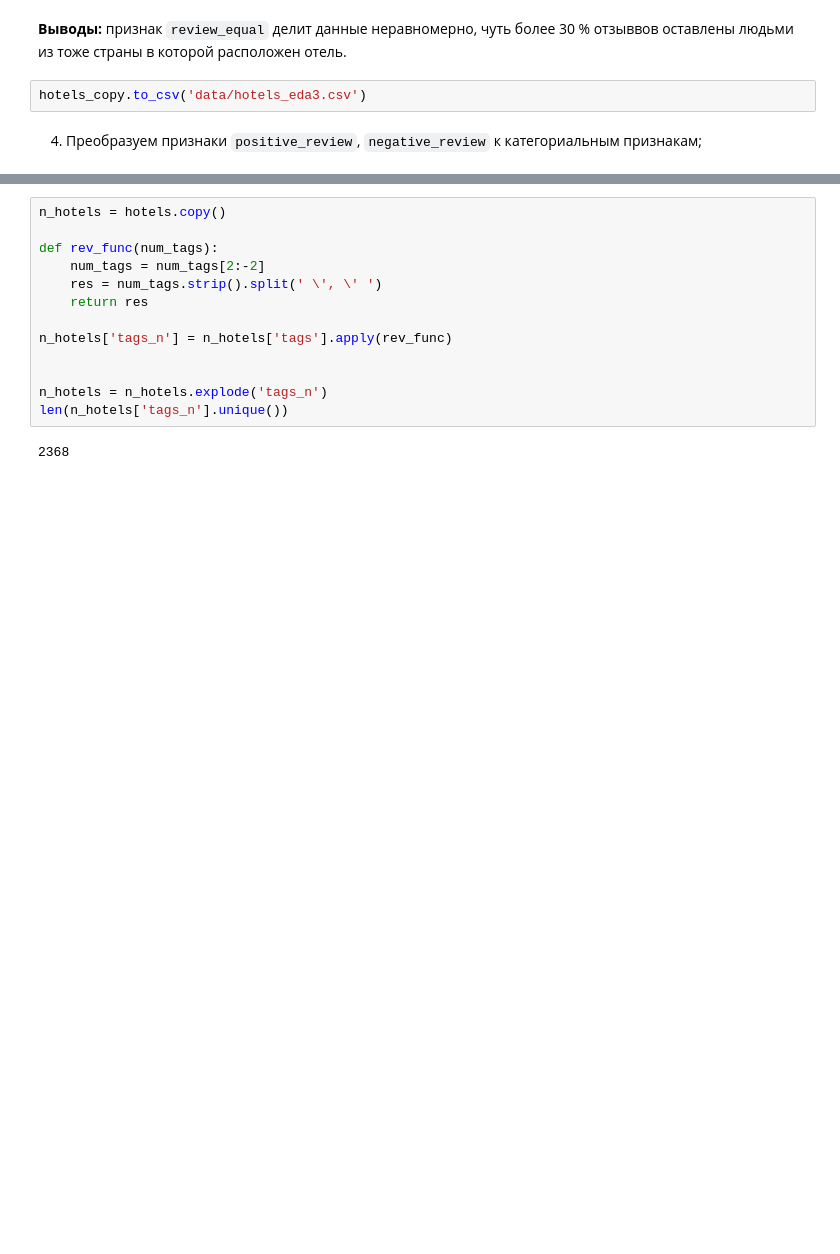
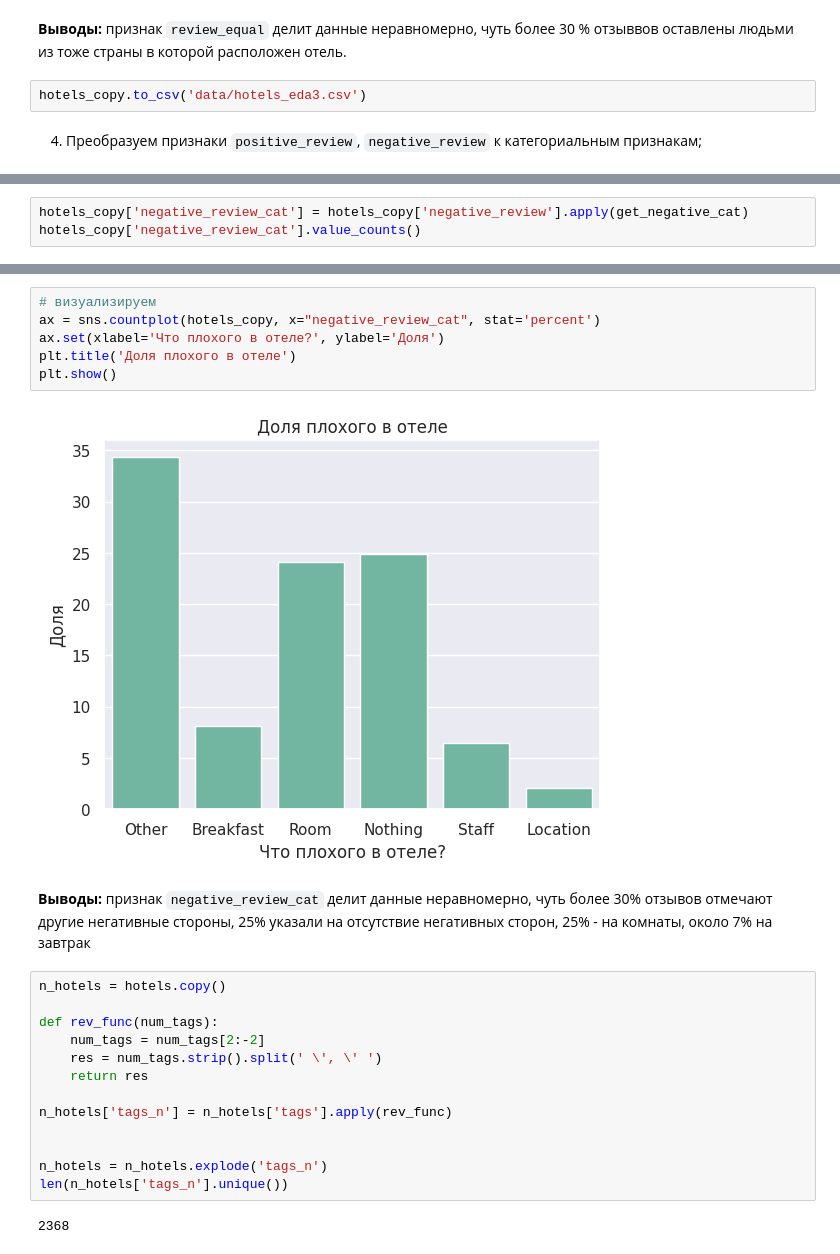
Before and after one commit to AntonYurkovskiy/Project_3_EDA_FE_BookingHotelsRating, a Jupyter notebook: EDA_Project_3_model.ipynb, the cells around one changed output, grey strips where cells are left out. Saved outputs shown, nothing was run; the diff lists cells and outputs as text; blank space fills up the shorter version.

```diff
--- a/EDA_Project_3_model.ipynb
+++ b/EDA_Project_3_model.ipynb
@@ -269,0 +340,3 @@ hotels_copy.to_csv('data/hotels_eda3.csv')
+# %%
+hotels_copy['negative_review_cat'] = hotels_copy['negative_review'].apply(get_negative_cat)
+hotels_copy['negative_review_cat'].value_counts()
@@ -270,3 +352,13 @@ hotels_copy.to_csv('data/hotels_eda3.csv')
+# %%
+# визуализируем
+ax = sns.countplot(hotels_copy, x="negative_review_cat", stat='percent')
+ax.set(xlabel='Что плохого в отеле?', ylabel='Доля')
+plt.title('Доля плохого в отеле')
+plt.show()
+# %% [output]
+[figure, added]
+# %% [markdown]
+**Выводы:** признак `negative_review_cat` делит данные неравномерно, чуть более 30% отзывов отмечают другие негативные стороны, 25% указали на отсутствие негативных сторон, 25% - на комнаты, около 7% на завтрак
 # %%
 n_hotels = hotels.copy()
 
```
Also changed, not shown: parts of 6 cells of this notebook.
